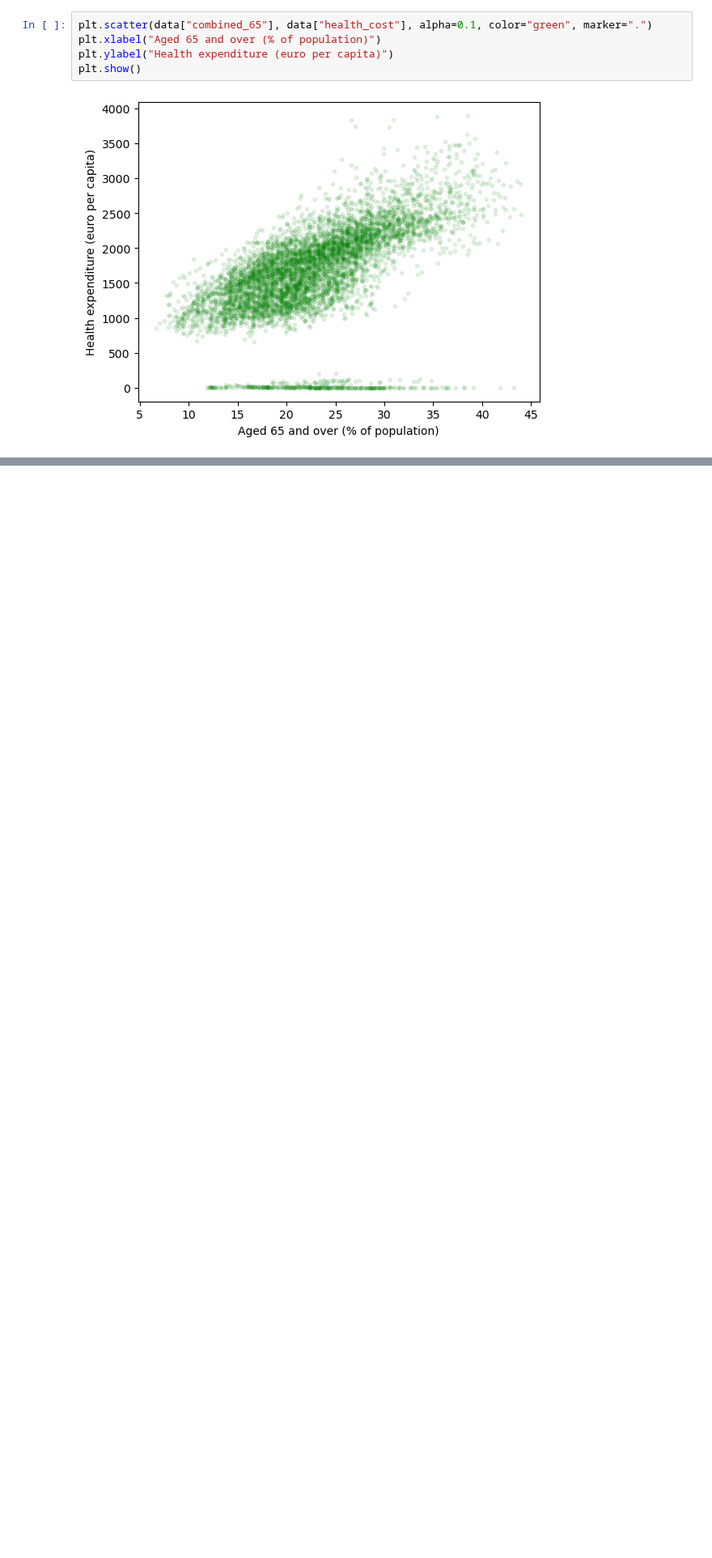
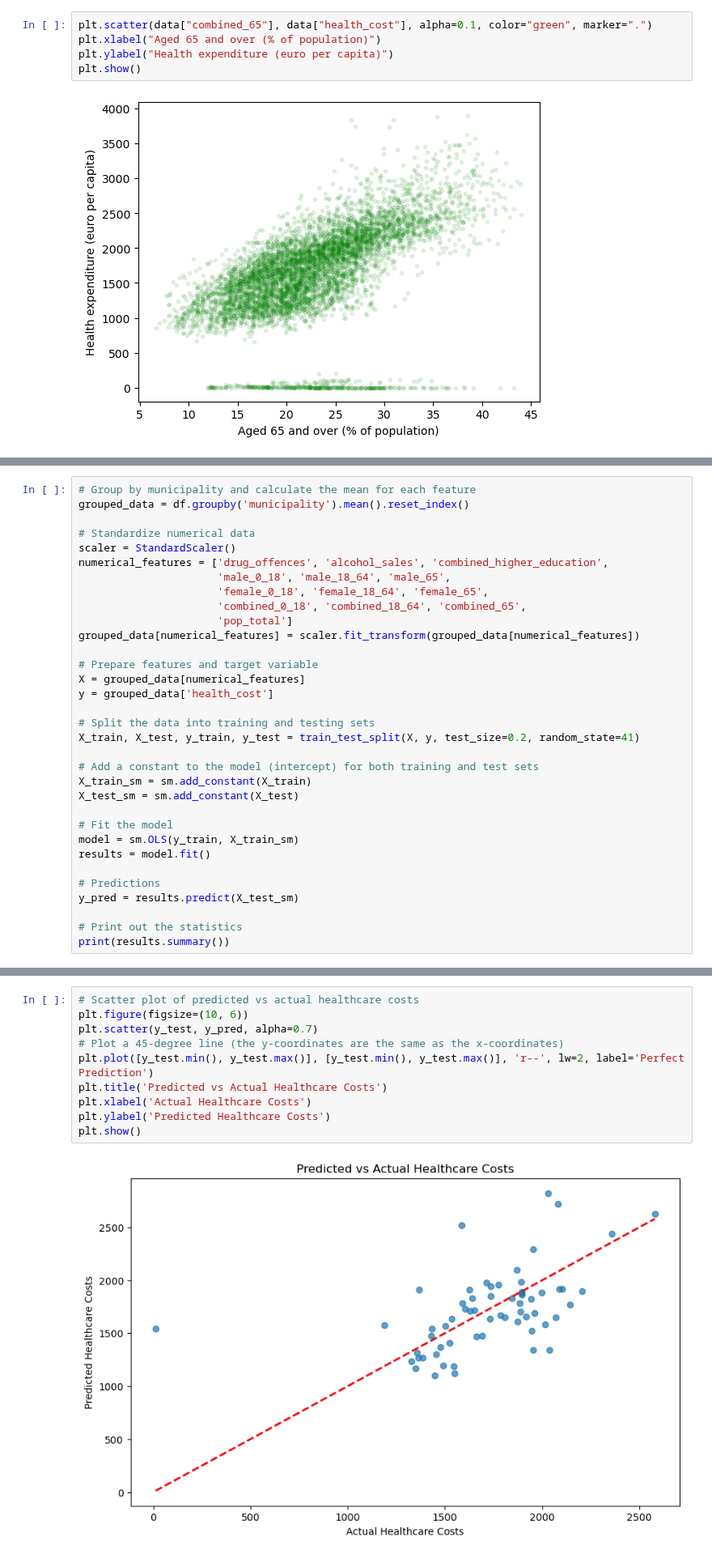
Before and after one commit to AnnaKuokkanen/DataScienceIntro, a Jupyter notebook: intro_to_data_project.ipynb, the cells around one changed output, grey strips where cells are left out. Shown at 81% size. Drawn from its saved outputs; the diff is of its cells as text; blank space fills up the shorter version.

```diff
--- a/intro_to_data_project.ipynb
+++ b/intro_to_data_project.ipynb
@@ -271,0 +316,33 @@ plt.show()
+# %%
+# Group by municipality and calculate the mean for each feature
+grouped_data = df.groupby('municipality').mean().reset_index()
+
+# Standardize numerical data
+scaler = StandardScaler()
+numerical_features = ['drug_offences', 'alcohol_sales', 'combined_higher_education',
+                      'male_0_18', 'male_18_64', 'male_65',
+                      'female_0_18', 'female_18_64', 'female_65',
+                      'combined_0_18', 'combined_18_64', 'combined_65',
+                      'pop_total']
+grouped_data[numerical_features] = scaler.fit_transform(grouped_data[numerical_features])
+
+# Prepare features and target variable
+X = grouped_data[numerical_features]
+y = grouped_data['health_cost']
+
+# Split the data into training and testing sets
+X_train, X_test, y_train, y_test = train_test_split(X, y, test_size=0.2, random_state=41)
+
+# Add a constant to the model (intercept) for both training and test sets
+X_train_sm = sm.add_constant(X_train)
+X_test_sm = sm.add_constant(X_test)
+
+# Fit the model
+model = sm.OLS(y_train, X_train_sm)
+results = model.fit()
+
+# Predictions
+y_pred = results.predict(X_test_sm)
+
+# Print out the statistics
+print(results.summary())
@@ -271,0 +367,12 @@ plt.show()
+# %%
+# Scatter plot of predicted vs actual healthcare costs
+plt.figure(figsize=(10, 6))
+plt.scatter(y_test, y_pred, alpha=0.7)
+# Plot a 45-degree line (the y-coordinates are the same as the x-coordinates)
+plt.plot([y_test.min(), y_test.max()], [y_test.min(), y_test.max()], 'r--', lw=2, label='Perfect Prediction')
+plt.title('Predicted vs Actual Healthcare Costs')
+plt.xlabel('Actual Healthcare Costs')
+plt.ylabel('Predicted Healthcare Costs')
+plt.show()
+# %% [output]
+[figure, added]
```
Also changed, not shown: parts of 13 cells of this notebook, 1 other file.
